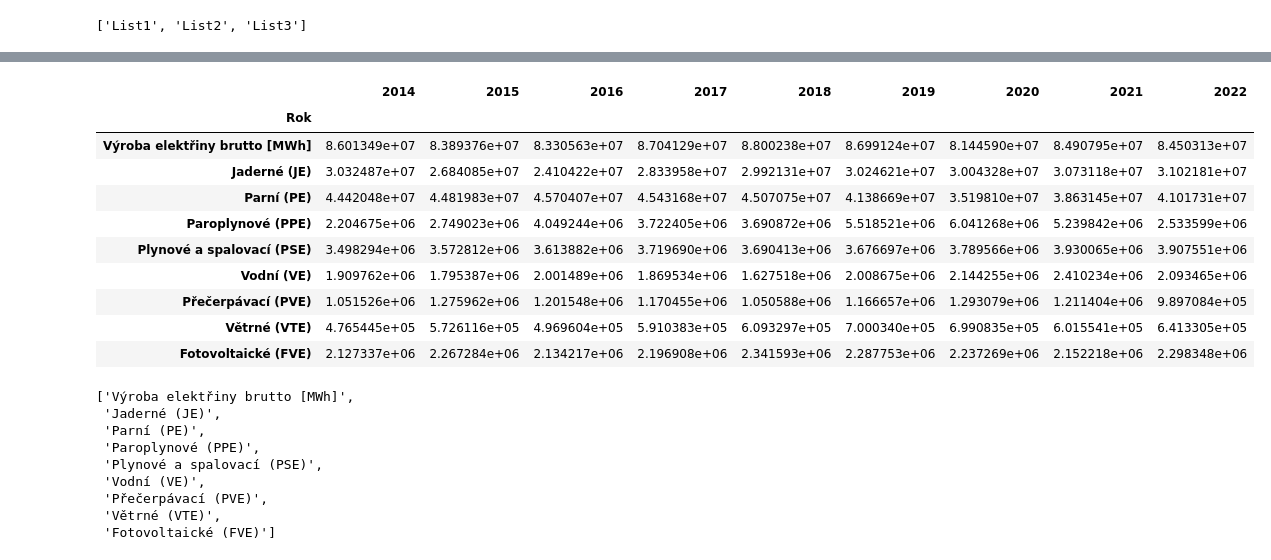
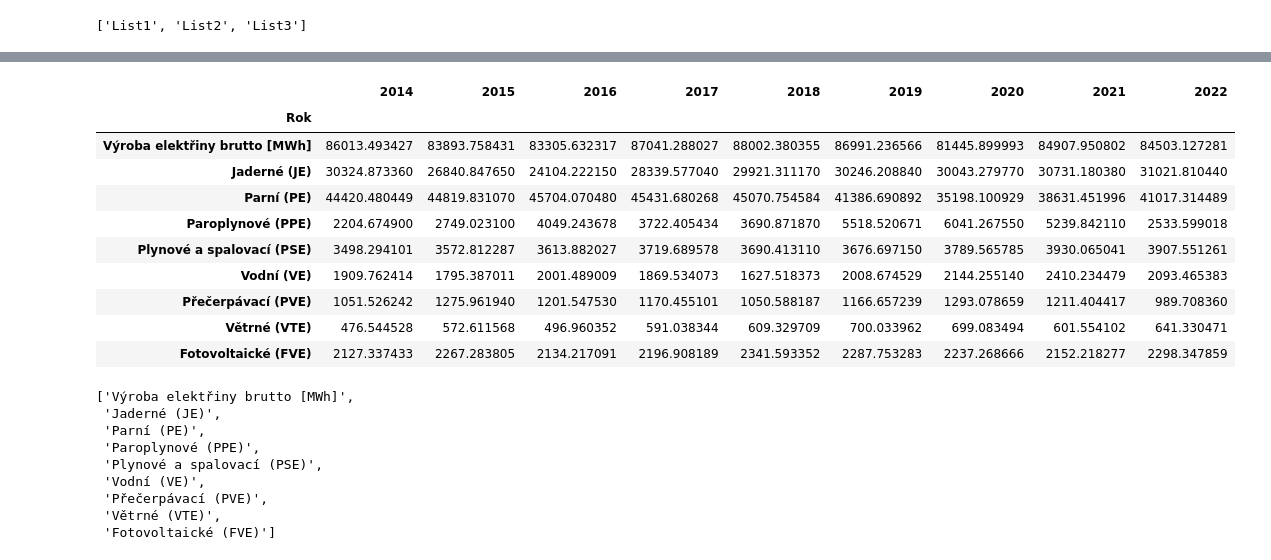
Before and after one commit to Czechitas-DA-Green-is-Good/Hackathon, a Jupyter notebook: WEM_generation_based_interpol.ipynb, the cells around one changed output, grey strips where cells are left out. Cells and saved outputs as stored; diff of their text form; code cells hidden in the pictures.

```diff
--- a/WEM_generation_based_interpol.ipynb
+++ b/WEM_generation_based_interpol.ipynb
@@ -32,19 +33,20 @@ df.head(20)
 # %%
 df_for_interpol = df[9:18]
 df_for_interpol = df_for_interpol.set_index("Rok")
+df_for_interpol = df_for_interpol / 1000
 df_for_interpol
 # %% [output]
 |  | 2014 | 2015 | 2016 | 2017 | 2018 | 2019 | 2020 | 2021 | 2022 |
 | Rok |  |  |  |  |  |  |  |  |  |
-| Výroba elektřiny brutto [MWh] | 8.601349e+07 | 8.389376e+07 | 8.330563e+07 | 8.704129e+07 | 8.800238e+07 | 8.699124e+07 | 8.144590e+07 | 8.490795e+07 | 8.450313e+07 |
-| Jaderné (JE) | 3.032487e+07 | 2.684085e+07 | 2.410422e+07 | 2.833958e+07 | 2.992131e+07 | 3.024621e+07 | 3.004328e+07 | 3.073118e+07 | 3.102181e+07 |
-| Parní (PE) | 4.442048e+07 | 4.481983e+07 | 4.570407e+07 | 4.543168e+07 | 4.507075e+07 | 4.138669e+07 | 3.519810e+07 | 3.863145e+07 | 4.101731e+07 |
-| Paroplynové (PPE) | 2.204675e+06 | 2.749023e+06 | 4.049244e+06 | 3.722405e+06 | 3.690872e+06 | 5.518521e+06 | 6.041268e+06 | 5.239842e+06 | 2.533599e+06 |
-| Plynové a spalovací (PSE) | 3.498294e+06 | 3.572812e+06 | 3.613882e+06 | 3.719690e+06 | 3.690413e+06 | 3.676697e+06 | 3.789566e+06 | 3.930065e+06 | 3.907551e+06 |
-| Vodní (VE) | 1.909762e+06 | 1.795387e+06 | 2.001489e+06 | 1.869534e+06 | 1.627518e+06 | 2.008675e+06 | 2.144255e+06 | 2.410234e+06 | 2.093465e+06 |
-| Přečerpávací (PVE) | 1.051526e+06 | 1.275962e+06 | 1.201548e+06 | 1.170455e+06 | 1.050588e+06 | 1.166657e+06 | 1.293079e+06 | 1.211404e+06 | 9.897084e+05 |
-| Větrné (VTE) | 4.765445e+05 | 5.726116e+05 | 4.969604e+05 | 5.910383e+05 | 6.093297e+05 | 7.000340e+05 | 6.990835e+05 | 6.015541e+05 | 6.413305e+05 |
-| Fotovoltaické (FVE) | 2.127337e+06 | 2.267284e+06 | 2.134217e+06 | 2.196908e+06 | 2.341593e+06 | 2.287753e+06 | 2.237269e+06 | 2.152218e+06 | 2.298348e+06 |
+| Výroba elektřiny brutto [MWh] | 86013.493427 | 83893.758431 | 83305.632317 | 87041.288027 | 88002.380355 | 86991.236566 | 81445.899993 | 84907.950802 | 84503.127281 |
+| Jaderné (JE) | 30324.873360 | 26840.847650 | 24104.222150 | 28339.577040 | 29921.311170 | 30246.208840 | 30043.279770 | 30731.180380 | 31021.810440 |
+| Parní (PE) | 44420.480449 | 44819.831070 | 45704.070480 | 45431.680268 | 45070.754584 | 41386.690892 | 35198.100929 | 38631.451996 | 41017.314489 |
+| Paroplynové (PPE) | 2204.674900 | 2749.023100 | 4049.243678 | 3722.405434 | 3690.871870 | 5518.520671 | 6041.267550 | 5239.842110 | 2533.599018 |
+| Plynové a spalovací (PSE) | 3498.294101 | 3572.812287 | 3613.882027 | 3719.689578 | 3690.413110 | 3676.697150 | 3789.565785 | 3930.065041 | 3907.551261 |
+| Vodní (VE) | 1909.762414 | 1795.387011 | 2001.489009 | 1869.534073 | 1627.518373 | 2008.674529 | 2144.255140 | 2410.234479 | 2093.465383 |
+| Přečerpávací (PVE) | 1051.526242 | 1275.961940 | 1201.547530 | 1170.455101 | 1050.588187 | 1166.657239 | 1293.078659 | 1211.404417 | 989.708360 |
+| Větrné (VTE) | 476.544528 | 572.611568 | 496.960352 | 591.038344 | 609.329709 | 700.033962 | 699.083494 | 601.554102 | 641.330471 |
+| Fotovoltaické (FVE) | 2127.337433 | 2267.283805 | 2134.217091 | 2196.908189 | 2341.593352 | 2287.753283 | 2237.268666 | 2152.218277 | 2298.347859 |
 # %%
 df_for_interpol.index.values.tolist()
 # %% [output]
```
Also changed, not shown: parts of 9 cells of this notebook, 3 other files.
